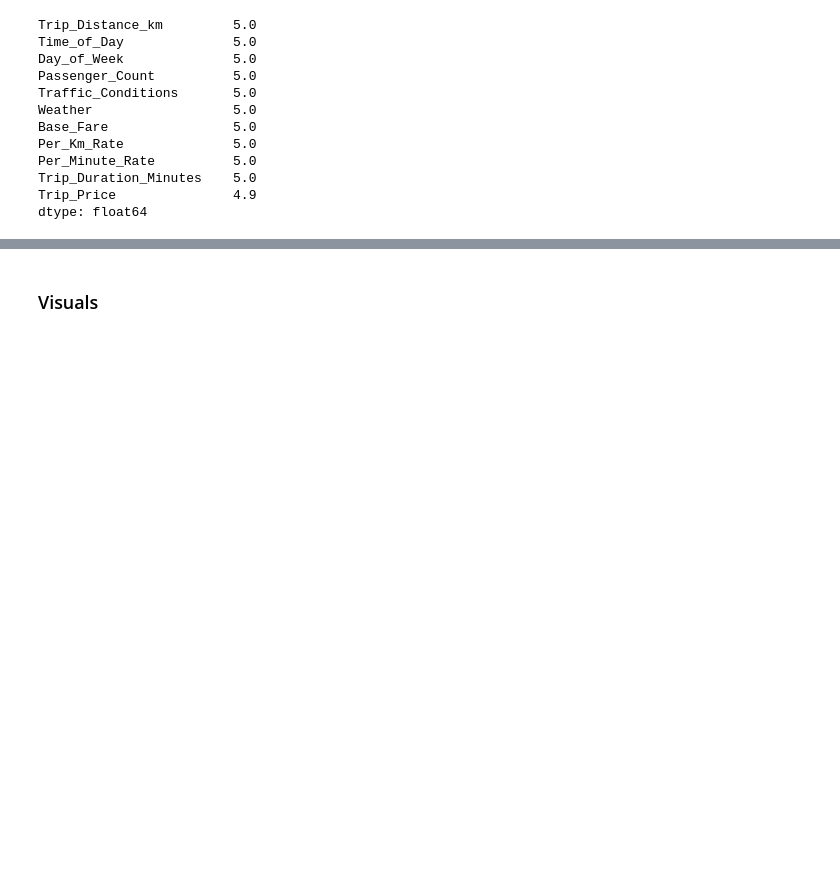
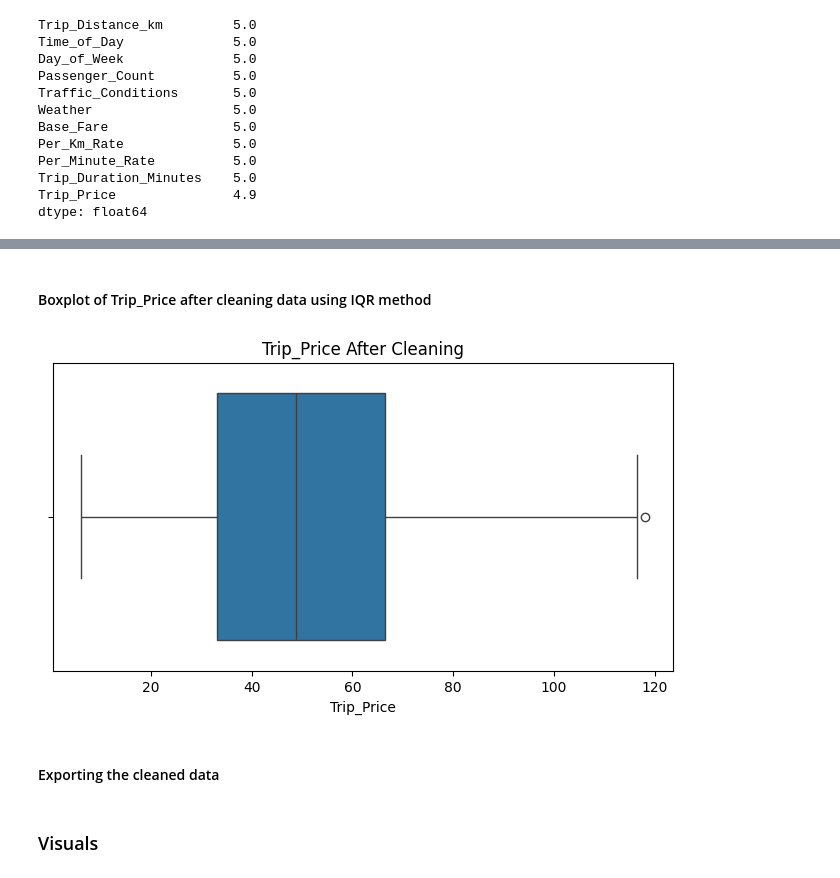
Before and after one commit to linehanna/Taxi_prediction, a Jupyter notebook: explorations/eda.ipynb, the cells around one changed output, grey strips where cells are left out. Drawn from its saved outputs; the diff is of its cells as text; code cells hidden in the pictures; blank space fills up the shorter version.

```diff
--- a/explorations/eda.ipynb
+++ b/explorations/eda.ipynb
@@ -136,0 +188,22 @@ dtype: float64
+# %%
+Q1 = df_cleaned['Trip_Price'].quantile(0.25)
+Q3 = df_cleaned['Trip_Price'].quantile(0.75)
+IQR = Q3 - Q1
+lower_bound = Q1 - 1.5 * IQR
+upper_bound = Q3 + 1.5 * IQR
+
+df_cleaned = df_cleaned[(df_cleaned['Trip_Price'] >= lower_bound) & (df_cleaned['Trip_Price'] <= upper_bound)]
+# %% [markdown]
+#### Boxplot of Trip_Price after cleaning data using IQR method
+# %%
+import seaborn as sns
+import matplotlib.pyplot as plt
+
+plt.figure(figsize=(8,4))
+sns.boxplot(x=df_cleaned['Trip_Price'])
+plt.title('Trip_Price After Cleaning')
+plt.show()
+# %% [output]
+[figure, added]
+# %% [markdown]
+#### Exporting the cleaned data
```
Also changed, not shown: parts of 17 cells of this notebook.
